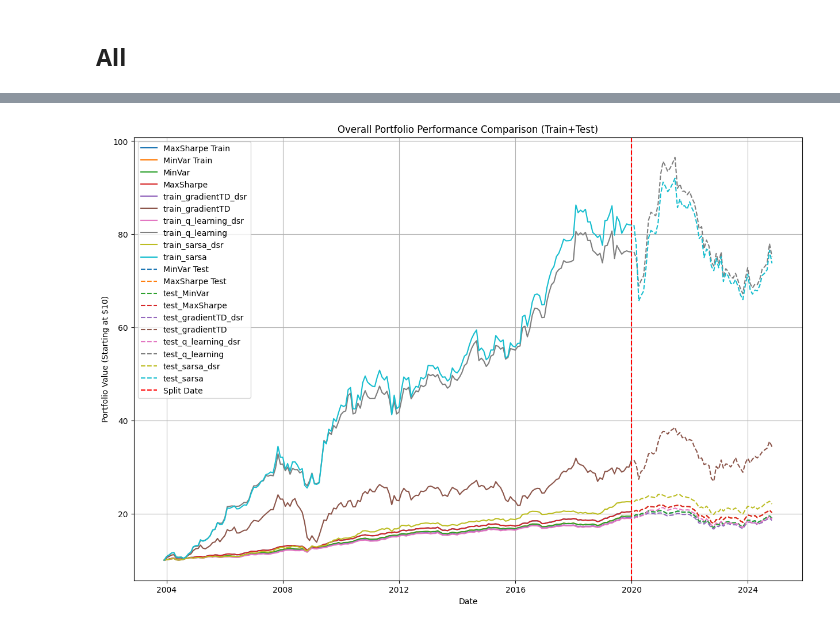
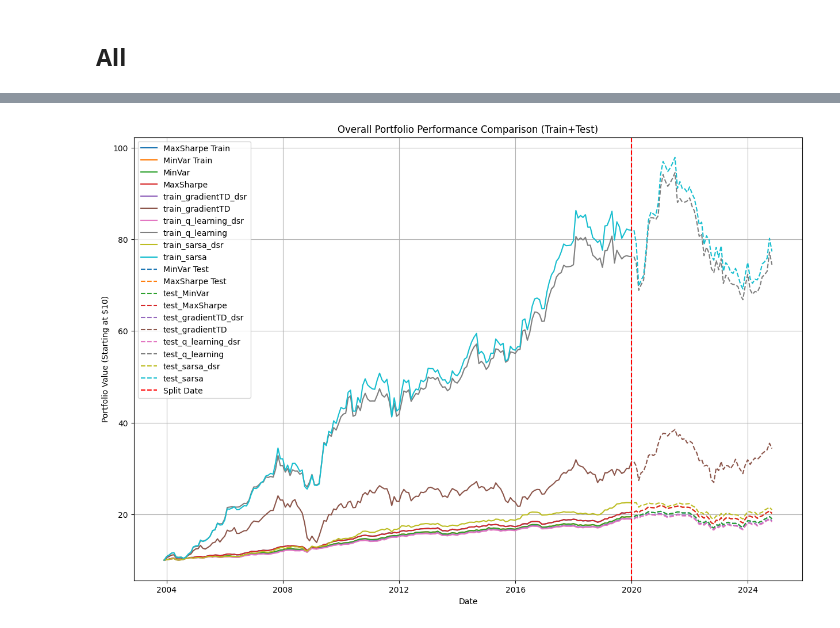
Before and after one commit to IanAndersenNg/porto-allocation-rl, a Jupyter notebook: tradfi.ipynb, the cells around one changed output, grey strips where cells are left out. Saved outputs shown, nothing was run; the diff lists cells and outputs as text; code cells hidden in the pictures.

Commit message:
update test data, calculate sharpe ratio and cumulative value

```diff
--- a/tradfi.ipynb
+++ b/tradfi.ipynb
@@ -419,0 +442,12 @@ for file in filenames:
+# %%
+# sharpe ratio
+sr_train = pd.DataFrame()
+sr_train['MinVar'] = [compute_sharpe_ratio(train_df_returns, min_var_train_weights)]
+sr_train['MaxSharpe'] = [compute_sharpe_ratio(train_df_returns, max_sharpe_train_weights)]
+
+for name, df in dataframes_train.items():
+    sr_train[name] = compute_sharpe_ratio(
+        train_df_returns, df)
+
+sr_train.index = ['Sharpe Ratio']
+sr_train
@@ -456,3 +494,15 @@ plt.show()
 [figure]
 # %% [markdown]
 ## Test
+# %%
+# sharpe ratio
+sr_test = pd.DataFrame()
+sr_test['MinVar'] = [compute_sharpe_ratio(test_df_returns, min_var_train_weights)]
+sr_test['MaxSharpe'] = [compute_sharpe_ratio(test_df_returns, max_sharpe_train_weights)]
+
+for name, df in dataframes_test.items():
+    sr_test[name] = compute_sharpe_ratio(
+        test_df_returns, df)
+
+sr_test.index = ['Sharpe Ratio']
+sr_test
@@ -459,4 +512,5 @@ plt.show()
 # %%
+# cumulative value
 test_df_returns = test_df.copy()
 
 test_df_returns['MinVar'] = compute_portfolio_value_with_returns(
@@ -464,9 +518,9 @@ test_df_returns['MinVar'] = compute_portfolio_value_with_returns(
 test_df_returns['MaxSharpe'] = compute_portfolio_value_with_returns(
     test_df_returns, max_sharpe_train_weights, initial_investment)
 # add rl models
-for name, df in dataframes.items():
+for name, df in dataframes_test.items():
     test_df_returns[name] = compute_portfolio_value_with_returns(
         test_df_returns, df, initial_investment)
 
-test_df_returns.head(3)
+test_df_returns.tail(3) # last row would be the cumulative value
 # %% [output]
@@ -513,39 +559,40 @@ test_df_returns['test_MaxSharpe'] = compute_portfolio_value_with_returns(
     test_df_returns, max_sharpe_train_weights, train_df_returns['MaxSharpe'].iloc[-1])
 
 # add rl models
-for name, df in dataframes.items():
-    test_df_returns['test_' + name] = compute_portfolio_value_with_returns(
-        test_df_returns, df, train_df_returns['train_' + name].iloc[-1])
+for name, df in dataframes_test.items():
+    clean_name = name.replace('test_', '')
+    test_df_returns[name] = compute_portfolio_value_with_returns(
+        test_df_returns, df, train_df_returns['train_' + clean_name].iloc[-1])
 
 
 # Plot the portfolio performance
 plt.figure(figsize=(15, 10))
 
 # Training performance
 plt.plot(train_df_returns.index, train_df_returns['MaxSharpe'], label='MaxSharpe Train')
 plt.plot(train_df_returns.index, train_df_returns['MinVar'], label='MinVar Train')
 for col in train_df_returns.iloc[:, 2:]:
     plt.plot(train_df_returns.index, train_df_returns[col], label=col)
 
 
 
 # Testing performance
 plt.plot(test_df_returns.index, test_df_returns['test_MinVar'], label='MinVar Test', linestyle='dashed')
 plt.plot(test_df_returns.index, test_df_returns['test_MaxSharpe'], label='MaxSharpe Test', linestyle='dashed')
 for col in test_df_returns.iloc[:, 2:]:
     plt.plot(test_df_returns.index, test_df_returns[col], label=col, linestyle='dashed')
 
 
 
 # Add a vertical line for the split date
 plt.axvline(pd.to_datetime('2020-01-01'), color='red', linestyle='--', label='Split Date')
 
 # Add labels, title, and legend
 plt.title('Overall Portfolio Performance Comparison (Train+Test)')
 plt.xlabel('Date')
 plt.ylabel('Portfolio Value (Starting at $10)')
 plt.legend()
 plt.grid()
 plt.show()
 # %% [output]
-[figure, old version]
+[figure, new version]
```
Also changed, not shown: parts of 10 cells of this notebook, 6 other files.
